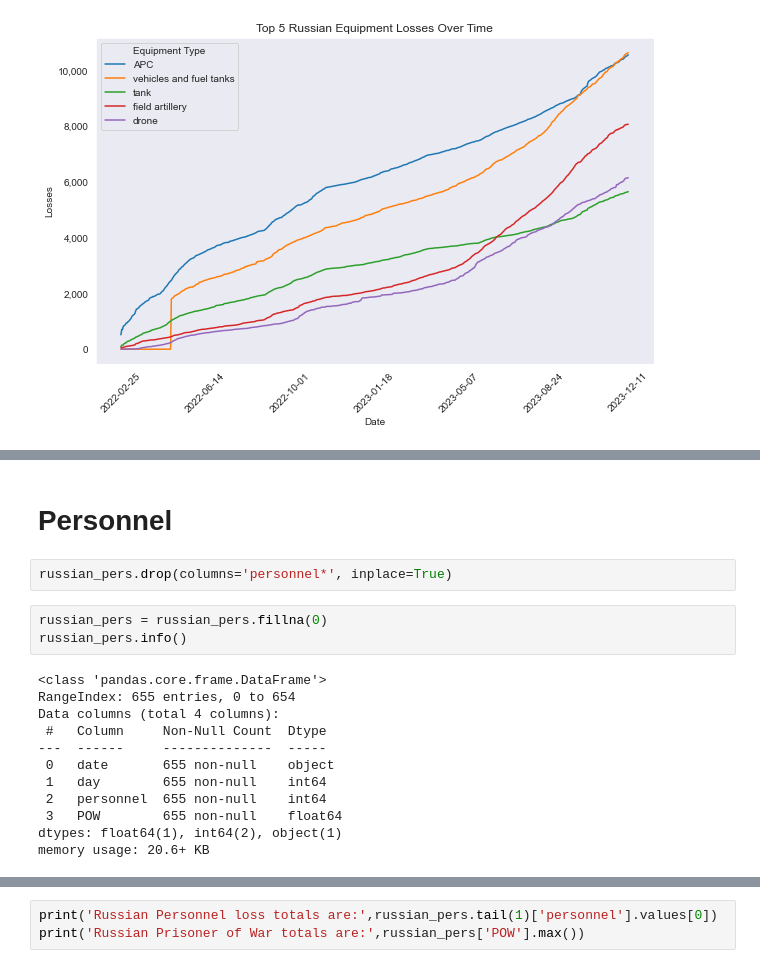
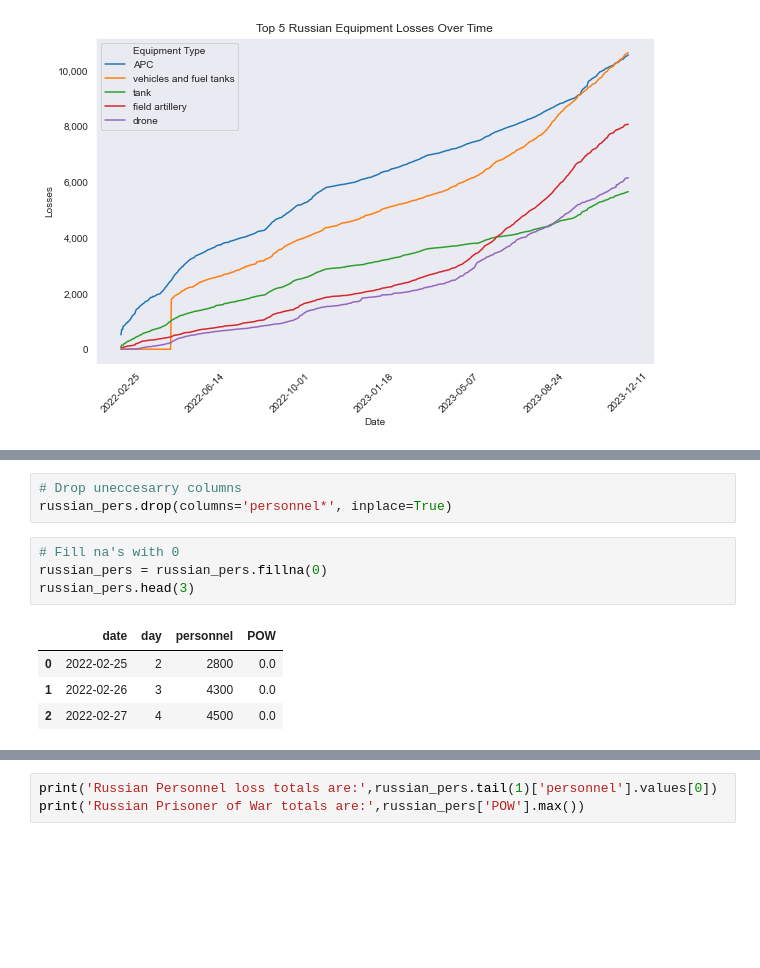
Before and after one commit to MaxB5282/DATA530-Final, a Jupyter notebook: Final Project.ipynb, the cells around one changed output, grey strips where cells are left out. Cells and saved outputs as stored; diff of their text form; blank space fills up the shorter version.

```diff
--- a/Final Project.ipynb
+++ b/Final Project.ipynb
@@ -99,20 +97,13 @@ After analyzing this figure, we have multiple possible avenues of insight. First
-# %% [markdown]
-# Personnel
 # %%
+# Drop uneccesarry columns
 russian_pers.drop(columns='personnel*', inplace=True)
 # %%
+# Fill na's with 0
 russian_pers = russian_pers.fillna(0)
-russian_pers.info()
+russian_pers.head(3)
 # %% [output]
-<class 'pandas.core.frame.DataFrame'>
-RangeIndex: 655 entries, 0 to 654
-Data columns (total 4 columns):
- #   Column     Non-Null Count  Dtype
----  ------     --------------  -----
- 0   date       655 non-null    object
- 1   day        655 non-null    int64
- 2   personnel  655 non-null    int64
- 3   POW        655 non-null    float64
-dtypes: float64(1), int64(2), object(1)
-memory usage: 20.6+ KB
+|  | date | day | personnel | POW |
+| 0 | 2022-02-25 | 2 | 2800 | 0.0 |
+| 1 | 2022-02-26 | 3 | 4300 | 0.0 |
+| 2 | 2022-02-27 | 4 | 4500 | 0.0 |
 # %%
```
Also changed, not shown: parts of 48 cells of this notebook.
